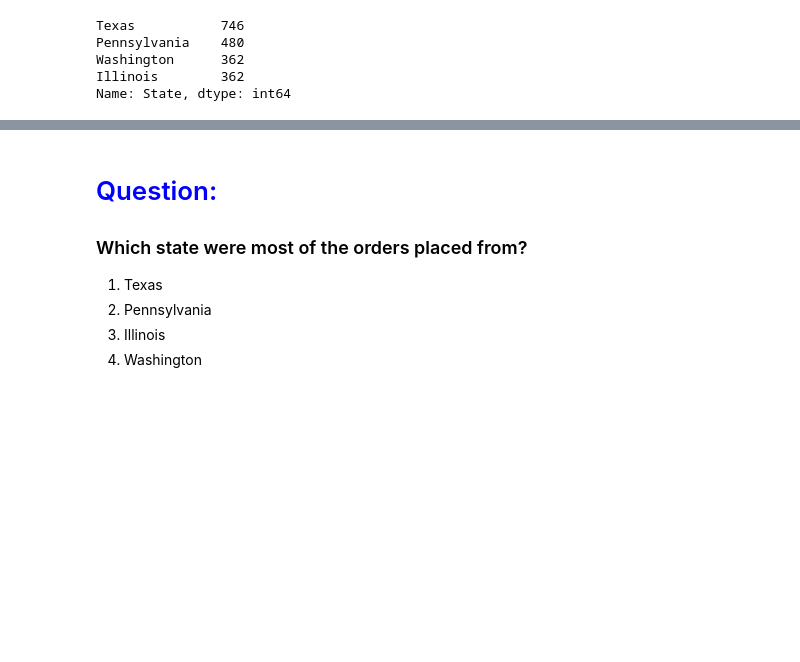
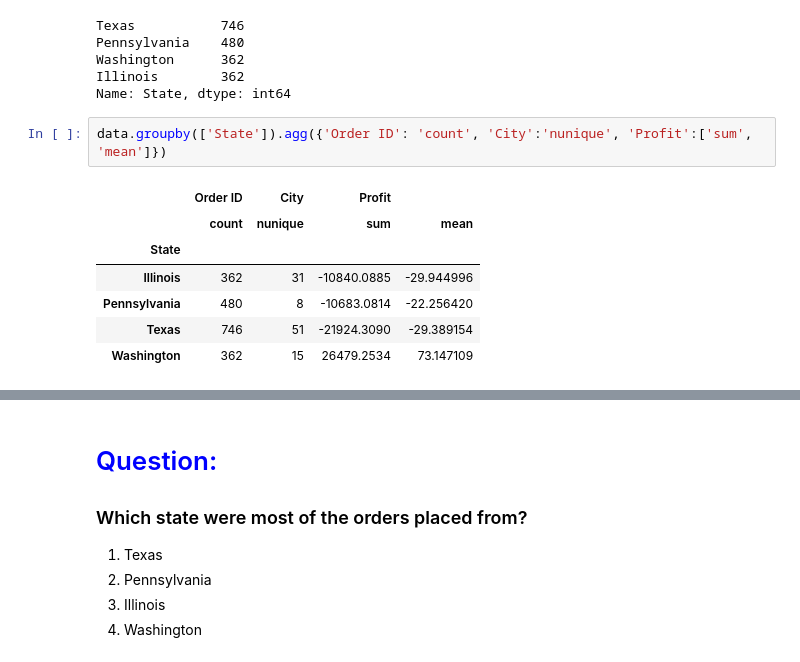
Before and after one commit to pnkjsyngh/PGPAIML, a Jupyter notebook: PreWork/Assignments/Session_Notebook_Advanced.ipynb, the cells around one changed output, grey strips where cells are left out. Saved outputs shown, nothing was run; the diff lists cells and outputs as text; blank space fills up the shorter version.

```diff
--- a/PreWork/Assignments/Session_Notebook_Advanced.ipynb
+++ b/PreWork/Assignments/Session_Notebook_Advanced.ipynb
@@ -237,3 +237,13 @@ Pennsylvania    480
 Washington      362
 Illinois        362
 Name: State, dtype: int64
+# %%
+data.groupby(['State']).agg({'Order ID': 'count', 'City':'nunique', 'Profit':['sum', 'mean']})
+# %% [output]
+|  | Order ID | City | Profit |  |
+|  | count | nunique | sum | mean |
+| State |  |  |  |  |
+| Illinois | 362 | 31 | -10840.0885 | -29.944996 |
+| Pennsylvania | 480 | 8 | -10683.0814 | -22.256420 |
+| Texas | 746 | 51 | -21924.3090 | -29.389154 |
+| Washington | 362 | 15 | 26479.2534 | 73.147109 |
```
Also changed, not shown: parts of 2 cells of this notebook.
